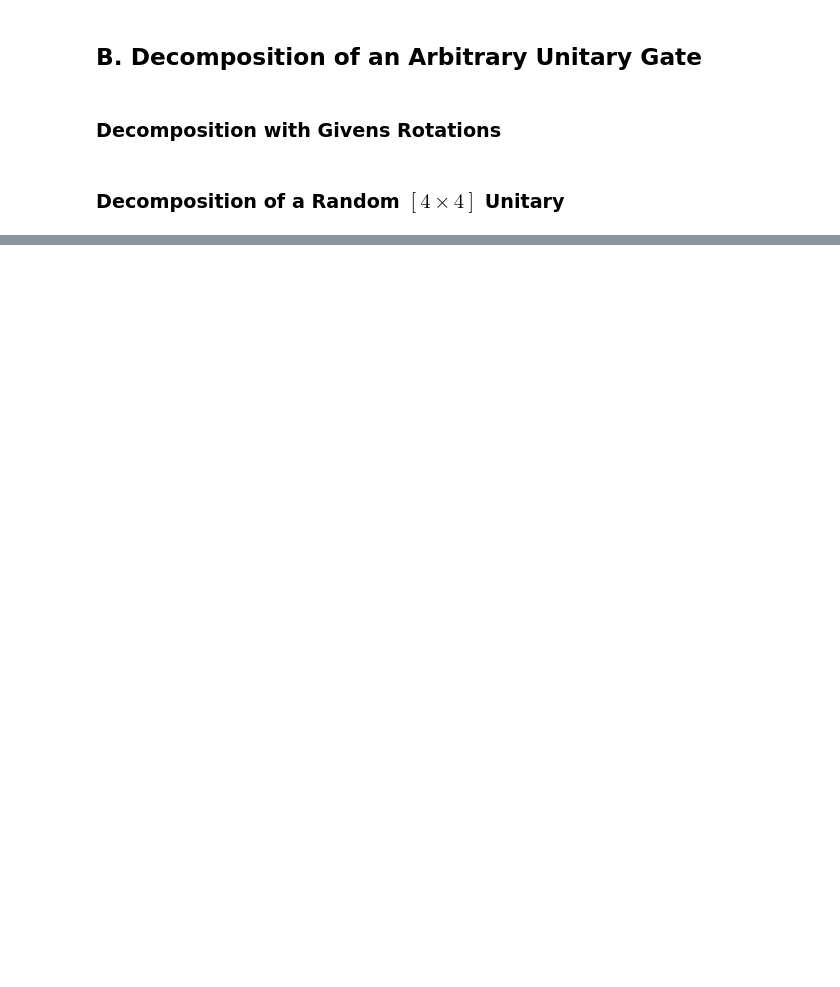
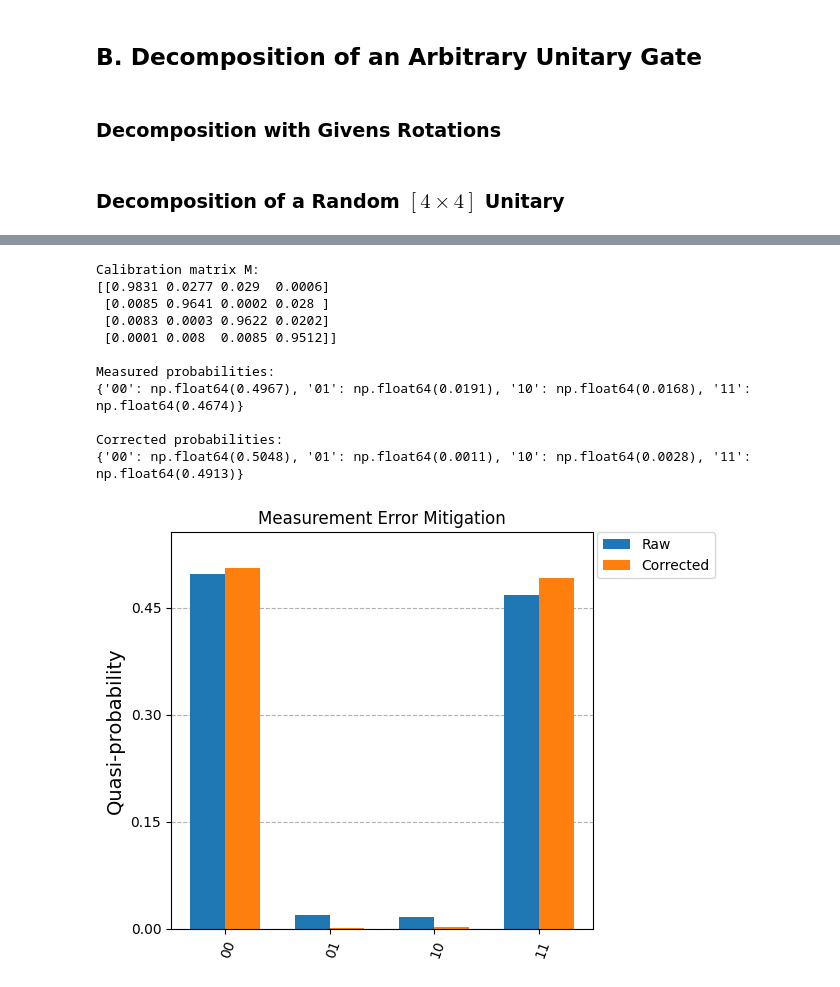
Before and after one commit to batistagroup/qflux, a Jupyter notebook: demos/tutorial/Part_I.ipynb, the cells around one changed output, grey strips where cells are left out. Drawn from its saved outputs; the diff is of its cells as text; code cells hidden in the pictures; blank space fills up the shorter version.

```diff
--- a/demos/tutorial/Part_I.ipynb
+++ b/demos/tutorial/Part_I.ipynb
@@ -2151,0 +2427,43 @@ print_nicely(U_transformed)
+# %%
+M, state_labels = create_calibration_matrix()
+p_meas, raw_counts = run_noisy_circuit()
+p_corrected = apply_correction(M, p_meas)
+
+# Display
+print("Calibration matrix M:")
+print(np.round(M, 4))
+print("\nMeasured probabilities:")
+print(dict(zip(state_labels, np.round(p_meas, 4))))
+print("\nCorrected probabilities:")
+print(dict(zip(state_labels, np.round(p_corrected, 4))))
+
+"""
+    Plots a comparison between raw and corrected measurement probabilities.
+
+    Args:
+        state_labels (List[str]): List of bitstrings for basis states (e.g., ['00', '01', '10', '11']).
+        p_meas (np.ndarray): Raw measured probabilities.
+        p_corrected (np.ndarray): Corrected probabilities after error mitigation.
+    """
+raw_dict = dict(zip(state_labels, p_meas))
+corrected_dict = dict(zip(state_labels, p_corrected))
+
+plot_histogram(
+    [raw_dict, corrected_dict],
+    legend=['Raw', 'Corrected'],
+    title='Measurement Error Mitigation',
+    bar_labels=False
+    )
+# %% [output]
+Calibration matrix M:
+[[0.9831 0.0277 0.029  0.0006]
+ [0.0085 0.9641 0.0002 0.028 ]
+ [0.0083 0.0003 0.9622 0.0202]
+ [0.0001 0.008  0.0085 0.9512]]
+
+Measured probabilities:
+{'00': np.float64(0.4967), '01': np.float64(0.0191), '10': np.float64(0.0168), '11': np.float64(0.4674)}
+
+Corrected probabilities:
+{'00': np.float64(0.5048), '01': np.float64(0.0011), '10': np.float64(0.0028), '11': np.float64(0.4913)}
+[figure, added]
```
Also changed, not shown: parts of 11 cells of this notebook.
